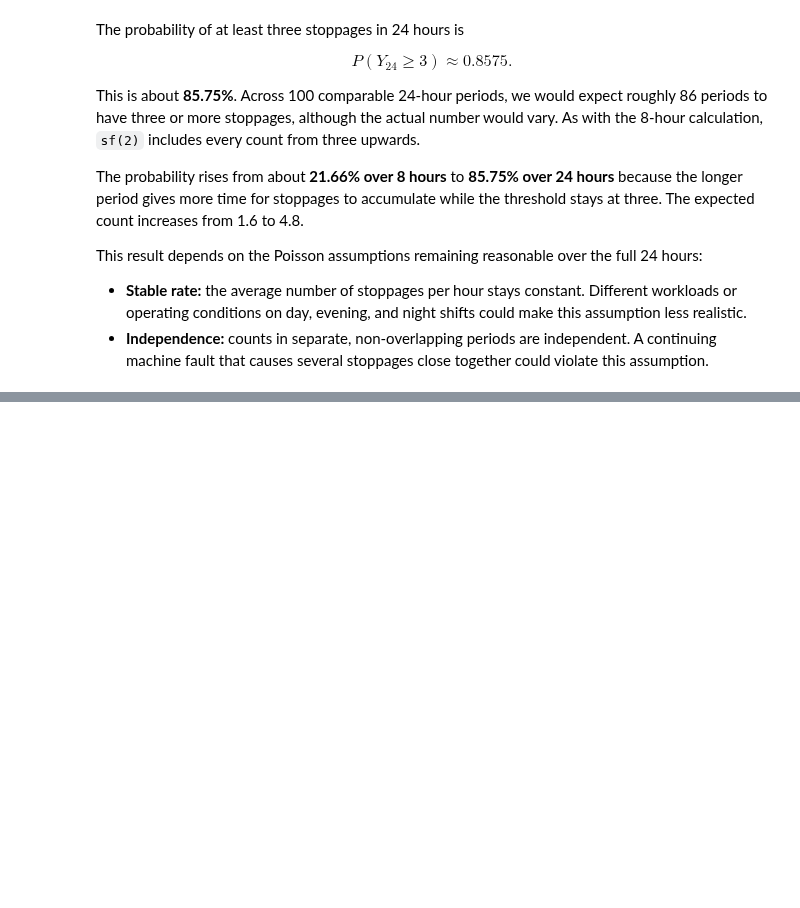
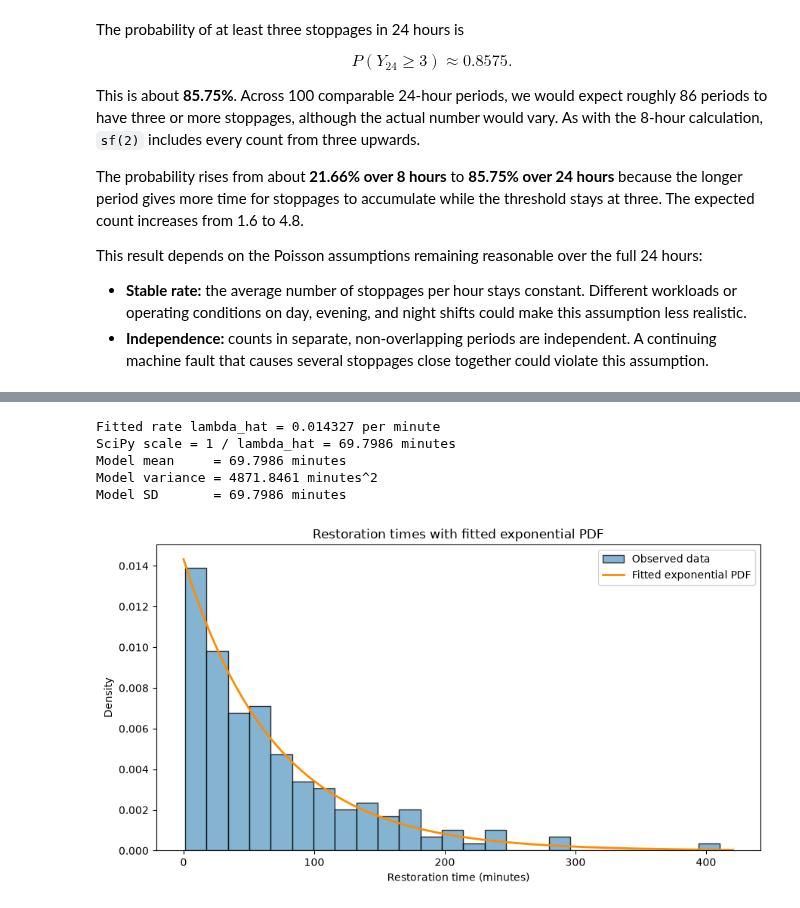
Before and after one commit to SnehaKoirala/STA_Assignments, a Jupyter notebook: Assignment2/Assignment2.ipynb, the cells around one changed output, grey strips where cells are left out. Cells and saved outputs as stored; diff of their text form; code cells hidden in the pictures; blank space fills up the shorter version.

```diff
--- a/Assignment2/Assignment2.ipynb
+++ b/Assignment2/Assignment2.ipynb
@@ -572,0 +1051,34 @@ This result depends on the Poisson assumptions remaining reasonable over the ful
+# %%
+x_bar_repair = repair_time.mean()
+lambda_hat = 1 / x_bar_repair
+
+# SciPy expon: loc = 0 (support starts at zero), scale = 1 / lambda = mean
+T = expon(loc=0, scale=1 / lambda_hat)
+
+print(f"Fitted rate lambda_hat = {lambda_hat:.6f} per minute")
+print(f"SciPy scale = 1 / lambda_hat = {1 / lambda_hat:.4f} minutes")
+print(f"Model mean     = {T.mean():.4f} minutes")
+print(f"Model variance = {T.var():.4f} minutes^2")
+print(f"Model SD       = {T.std():.4f} minutes")
+# %% [output]
+Fitted rate lambda_hat = 0.014327 per minute
+SciPy scale = 1 / lambda_hat = 69.7986 minutes
+Model mean     = 69.7986 minutes
+Model variance = 4871.8461 minutes^2
+Model SD       = 69.7986 minutes
+# %%
+repair_grid = np.linspace(0, repair_time.max() + 10, 500)
+
+fig, ax = plt.subplots(figsize=(9, 5))
+
+ax.hist(repair_time, bins=25, density=True, color="#66A2C6", edgecolor="black", alpha=0.8, label="Observed data")
+ax.plot(repair_grid, T.pdf(repair_grid), color="#FF8C00", linewidth=2, label="Fitted exponential PDF")
+ax.set_xlabel("Restoration time (minutes)")
+ax.set_ylabel("Density")
+ax.set_title("Restoration times with fitted exponential PDF")
+ax.legend()
+
+plt.tight_layout()
+plt.show()
+# %% [output]
+[figure, added]
```
Also changed, not shown: parts of 35 cells of this notebook.
